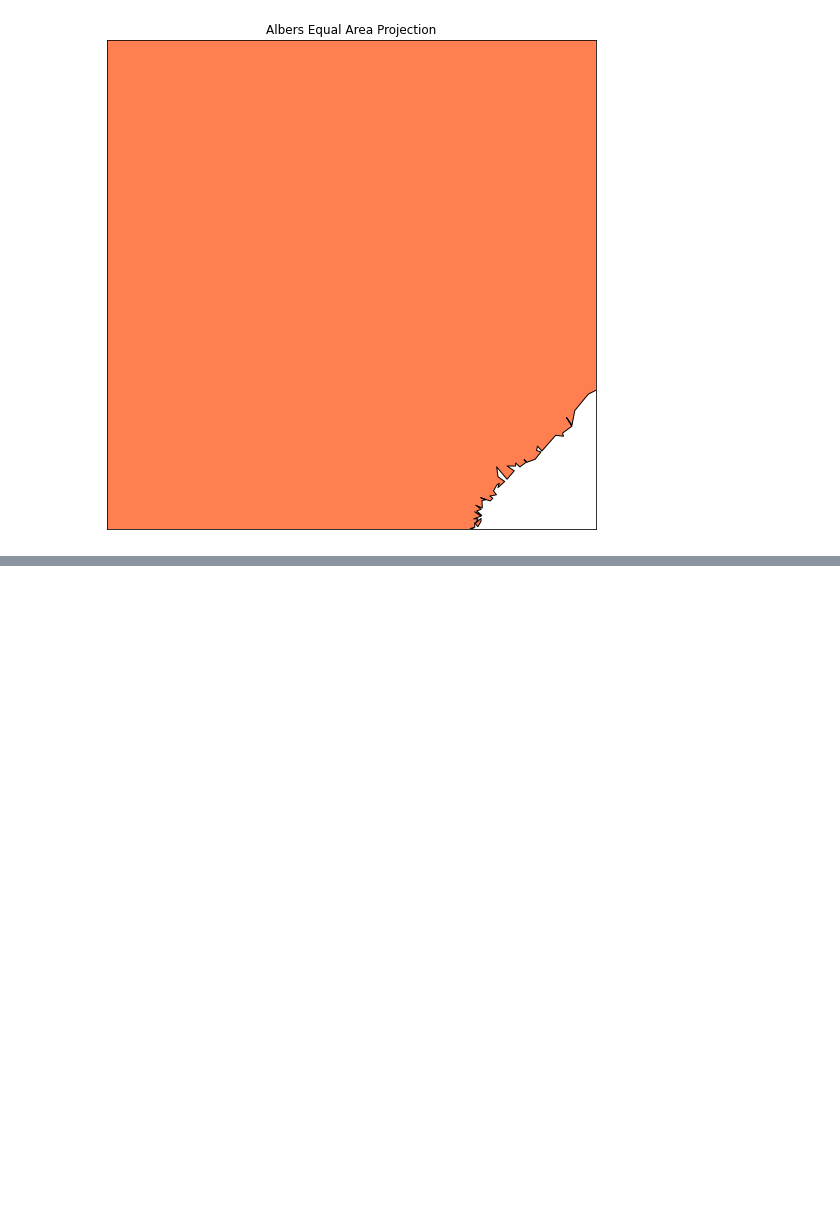
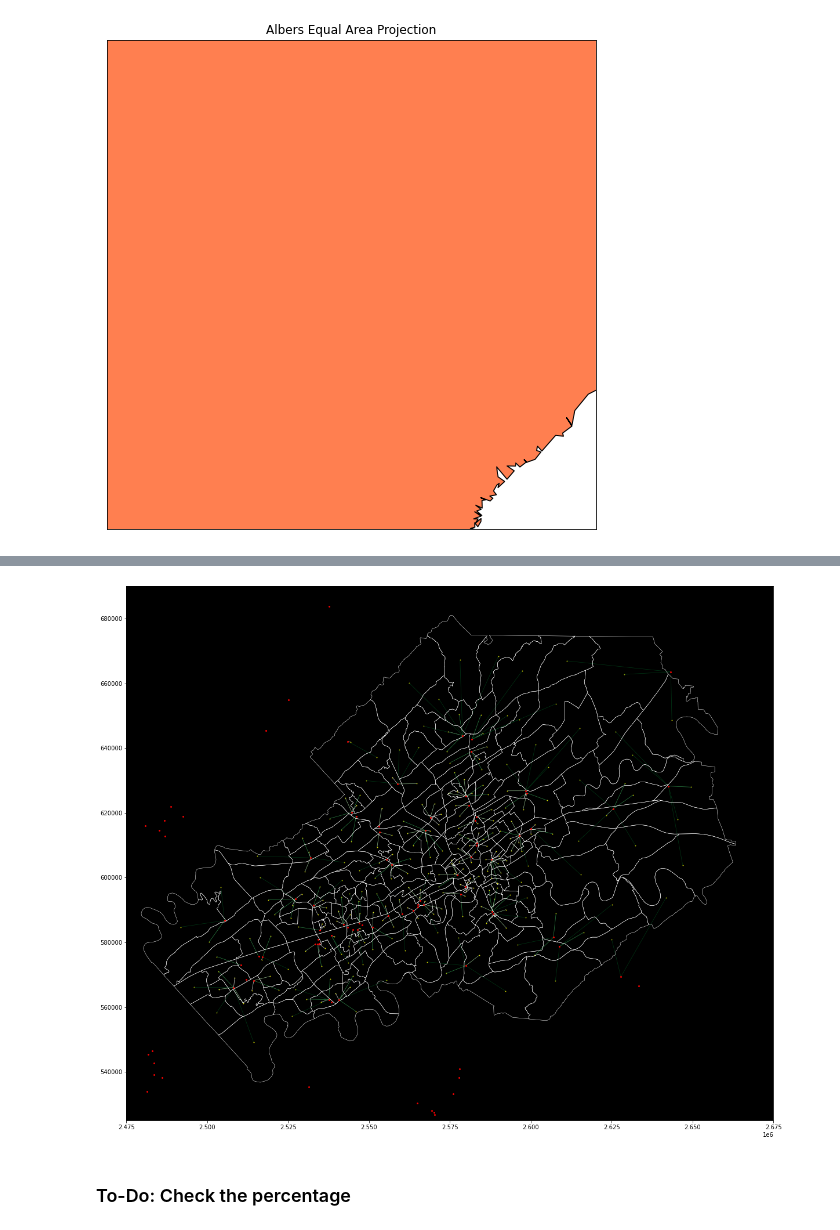
Before and after one commit to jimmy-feng/hagerstrand, a Jupyter notebook: docs/notebooks/SafeGraph-Copy1.ipynb, the cells around one changed output, grey strips where cells are left out. Cells and saved outputs as stored; diff of their text form; code cells hidden in the pictures; blank space fills up the shorter version.

```diff
--- a/docs/notebooks/SafeGraph-Copy1.ipynb
+++ b/docs/notebooks/SafeGraph-Copy1.ipynb
@@ -394,0 +141,5 @@ all_oh_data.head()
+# %%
+in_csv = r"C:\Users\jfeng\Graduate School Coursework Materials\Dissertation\Safegraph_GroceryStores_Patterns_Dec_2020_Feb_2021\February 2021 Activity\core_poi-geometry-patterns-sgpid.csv"
+
+stores = csv_to_gdf(in_csv, index_col=0, in_epsg=4326, out_epsg=6576)
+stores.head(2)
@@ -394,0 +205,28 @@ all_oh_data.head()
+# %%
+from shapely.geometry import LineString
+
+# Create a link (LineString) between building and stop points
+points['link'] = points.apply(lambda row: LineString([row['geometry'], row['closest_store_geom']]), axis=1)
+
+# Set link as the active geometry
+cbg_links = points.copy()
+cbg_links = cbg_links.set_geometry('link')
+# %%
+# Plot the connecting links between buildings and stops and color them based on distance
+fig, ax = plt.subplots(figsize=(20,20))
+cbg_links.plot(column='distance', cmap='Greens', scheme='quantiles', k=4, alpha=0.8, lw=0.7, figsize=(13, 10), ax=ax)
+poly.geometry.boundary.plot(color=None, edgecolor='w', linewidth=0.5, ax=ax)
+points.plot(ax=ax, color='yellow', markersize=1, alpha=0.7)
+stores.plot(ax=ax, markersize=4, marker='o', color='red', alpha=0.9, zorder=3)
+plt.ylim([525000,690000])
+plt.xlim([2475000,2675000])
+# Zoom closer
+#ax.set_xlim([-84.3, -83.6])
+#ax.set_ylim([35.75, 36.28])
+
+# Set map background color to black, which helps with contrast
+ax.set_facecolor('black')
+# %% [output]
+[figure, added]
+# %% [markdown]
+### To-Do: Check the percentage
```
Also changed, not shown: parts of 57 cells of this notebook, 19 other files.
